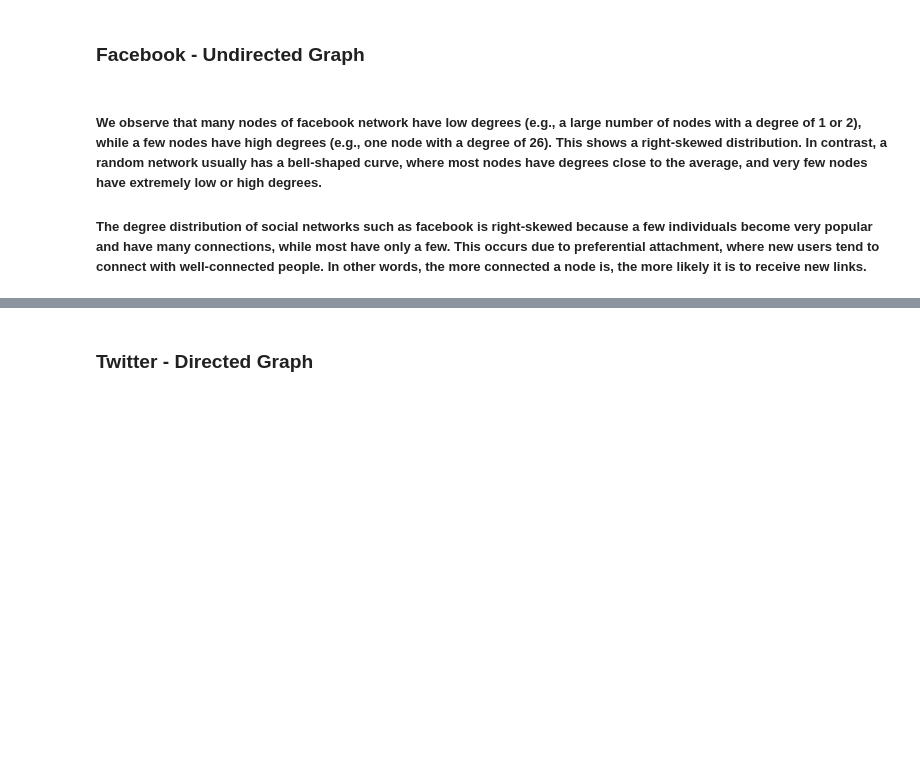
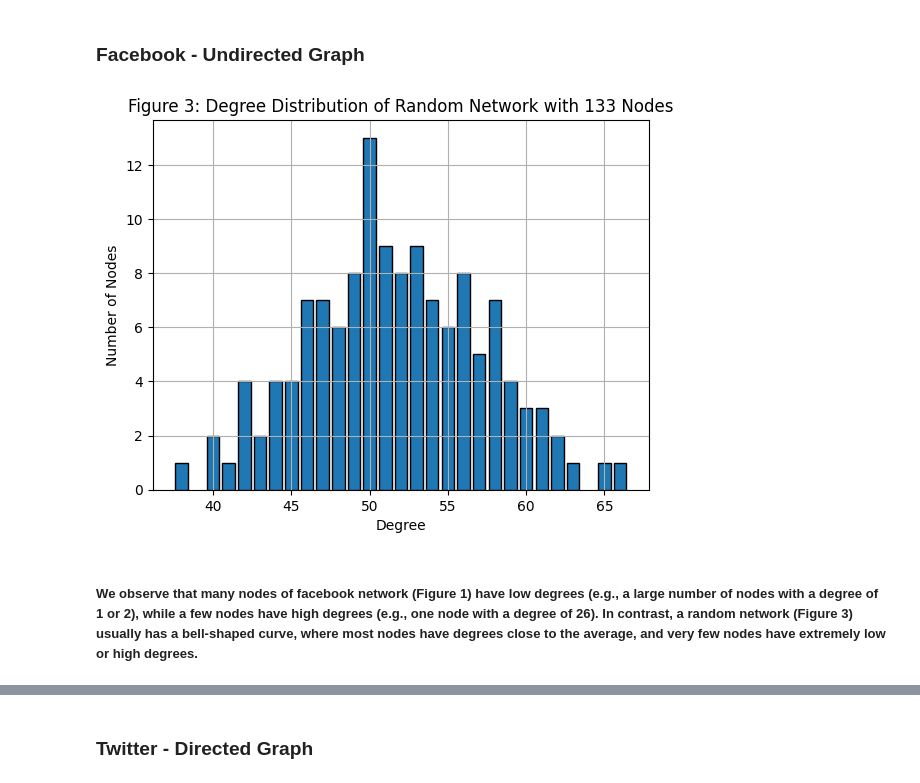
Before and after one commit to pariaighanian/Analysis_of_Complex_Netwroks, a Jupyter notebook: assignment_02.ipynb, the cells around one changed output, grey strips where cells are left out. Cells and saved outputs as stored; diff of their text form; code cells hidden in the pictures; blank space fills up the shorter version.

```diff
--- a/assignment_02.ipynb
+++ b/assignment_02.ipynb
@@ -111,6 +138,34 @@ Mode:  82
 ## (b) According to the degree distribution, what is the main difference between the chosen network and a random network with the same number of nodes? What may cause the difference?
 # %% [markdown]
 ### Facebook - Undirected Graph
+# %%
+# Generate a random Erdős-Rényi network with the same number of nodes
+
+n = len(facebook_G.nodes)  # number of nodes: 133
+p = 0.4  # probability of edge creation
+
+# Create the random graph with a fixed seed
+random_graph = nx.erdos_renyi_graph(n, p, seed=41)
+
+# Calculate the degrees of all nodes
+degrees = [degree for node, degree in random_graph.degree()]
+
+# Count the frequency of each degree
+degree_counts = collections.Counter(degrees)
+
+# Sort the degree frequencies by degree
+sorted_degree_counts = sorted(degree_counts.items())
+
+# Plot the degree distribution
+degrees, counts = zip(*sorted_degree_counts)  # unzip the list of tuples
+
+plt.bar(degrees, counts, align='center', width=0.8, edgecolor='black')
+plt.title("Figure 3: Degree Distribution of Random Network with 133 Nodes")
+plt.xlabel("Degree")
+plt.ylabel("Number of Nodes")
+plt.grid(True)
+plt.show()
+# %% [output]
+[figure, added]
 # %% [markdown]
-##### We observe that many nodes of facebook network have low degrees (e.g., a large number of nodes with a degree of 1 or 2), while a few nodes have high degrees (e.g., one node with a degree of 26). This shows a right-skewed distribution. In contrast, a random network usually has a bell-shaped curve, where most nodes have degrees close to the average, and very few nodes have extremely low or high degrees.
-##### The degree distribution of social networks such as facebook is right-skewed because a few individuals become very popular and have many connections, while most have only a few. This occurs due to preferential attachment, where new users tend to connect with well-connected people. In other words, the more connected a node is, the more likely it is to receive new links.
+##### We observe that many nodes of facebook network (Figure 1) have low degrees (e.g., a large number of nodes with a degree of 1 or 2), while a few nodes have high degrees (e.g., one node with a degree of 26). In contrast, a random network (Figure 3) usually has a bell-shaped curve, where most nodes have degrees close to the average, and very few nodes have extremely low or high degrees.
```
Also changed, not shown: parts of 20 cells of this notebook.
